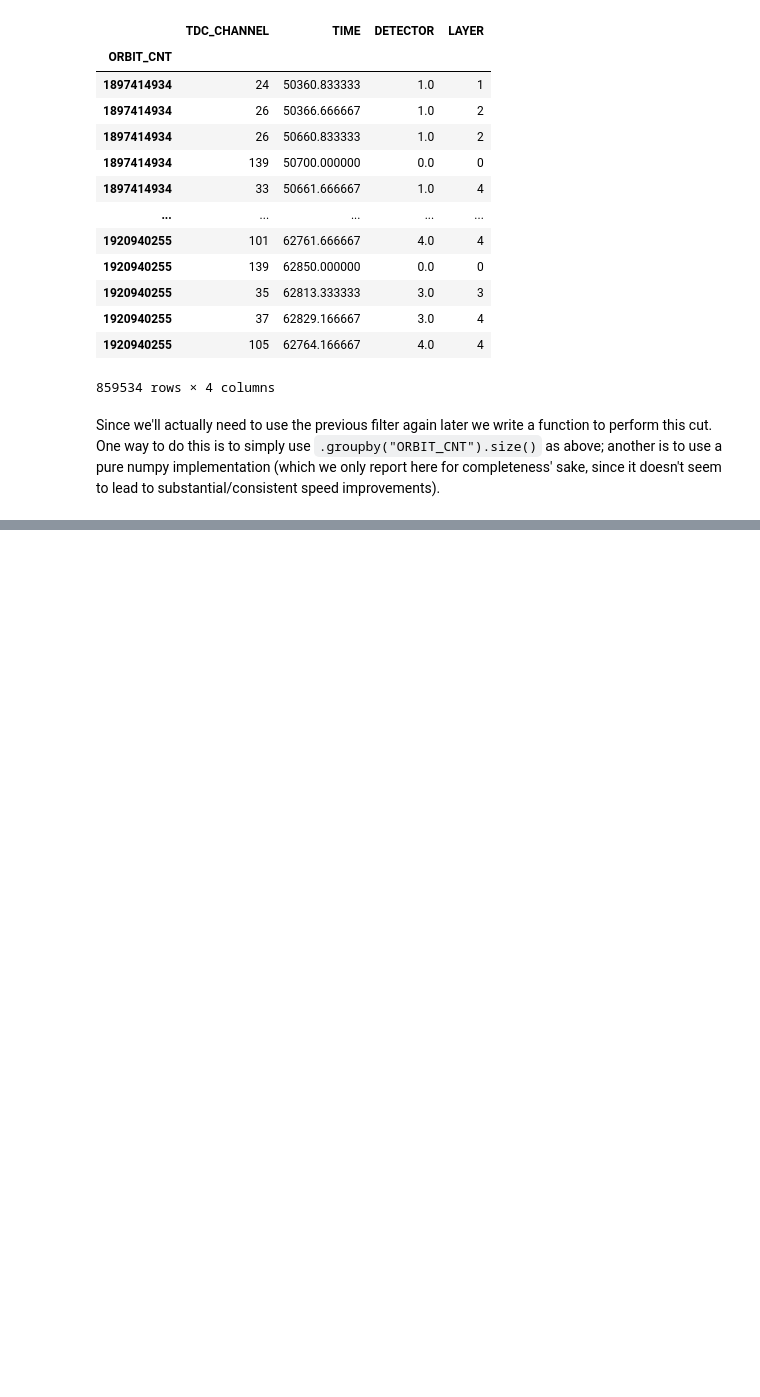
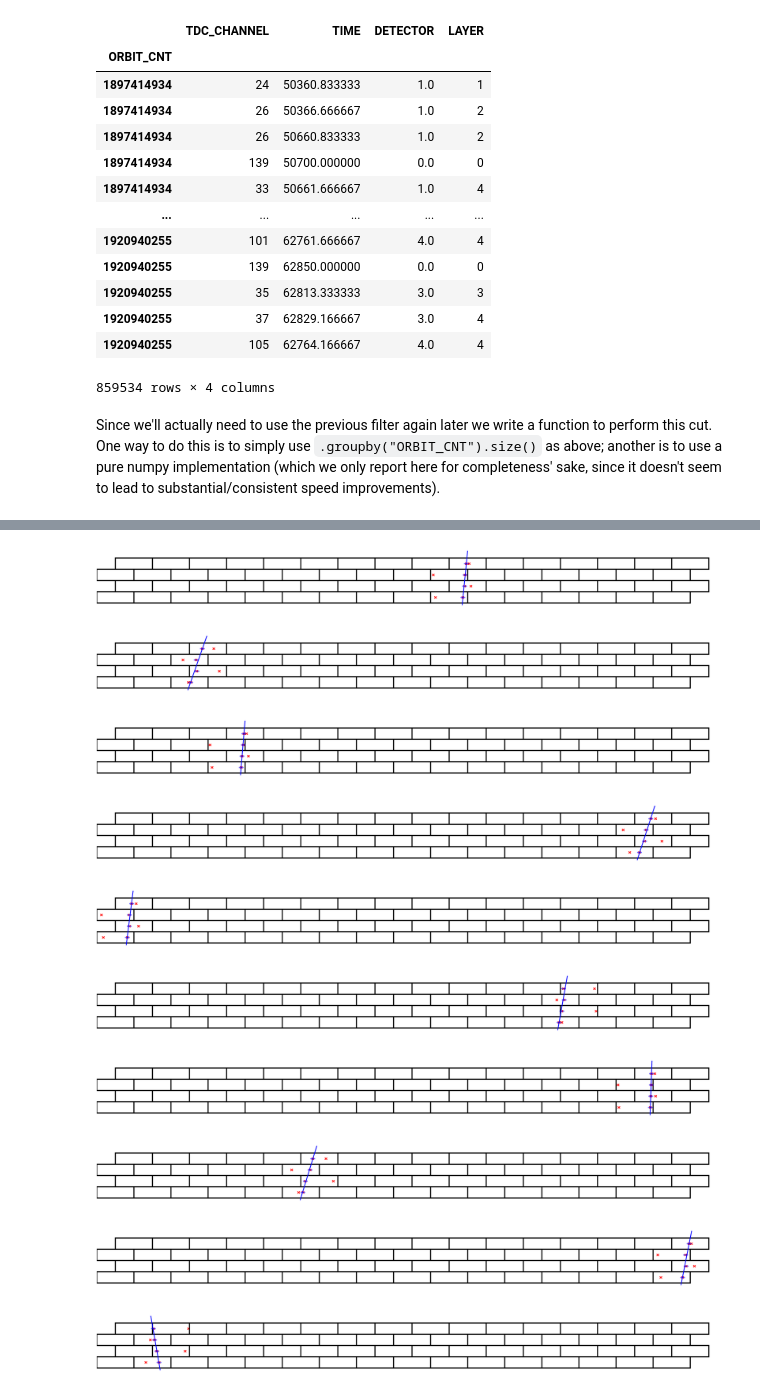
Before and after one commit to MattiaCeravolo/LCP_projects_Y3, a Jupyter notebook: part_3_with_commentary.ipynb, the cells around one changed output, grey strips where cells are left out. Drawn from its saved outputs; the diff is of its cells as text; code cells hidden in the pictures; blank space fills up the shorter version.

```diff
--- a/part_3_with_commentary.ipynb
+++ b/part_3_with_commentary.ipynb
@@ -346,0 +503,5 @@ df = df.drop("DETECTOR",axis=1)
+# %%
+df["DRIFT_TIME"] = np.abs(df.TIME.values - df.TIME_PEDESTAL)
+#df["HOR_AMBIG_COORD"] = 42/(2*390)*df.DRIFT_TIME #more verbose
+df["X"] = 42/(2*390)*df.DRIFT_TIME
+df
@@ -346,0 +606,3 @@ df = df.drop("DETECTOR",axis=1)
+# %%
+df = df.drop(["LAYER","X","CENTER"],axis=1)
+df
@@ -346,0 +659,12 @@ df = df.drop("DETECTOR",axis=1)
+# %%
+#CHECK COMPATIBILITY WITH EXPERIMENTAL ERROR
+
+delta_x = 42/(2*390)*(50) #delta_x = delta_t*v, where a reasonable estimate of delta t is 50 ns
+
+
+for index,subframe in tqdm(df.groupby(df.index)) :
+    if ((np.abs(subframe.X_BEST - (subframe.Y-subframe.Q)/subframe.M)) > delta_x).to_numpy().any() :
+        df.loc[index] = np.nan
+
+df = df.dropna()
+df
@@ -346,0 +689,60 @@ df = df.drop("DETECTOR",axis=1)
+# %%
+delta_x = 42/(2*390)*(50) #this is a constant
+
+def event_and_line_plot(event):
+
+    fig,ax1 = plt.subplots(figsize=(1.5*4.2*17,1.5*1.3*6))
+
+    #dimensions of one cell
+    dx = 42
+    dy = 13
+
+    #draw the detector
+    ax1.set_xlim(0,42*16 + 42)
+    ax1.set_ylim(-13,13*4 + 13)
+
+    xr = event['XR'].to_numpy()
+    xl = event['XL'].to_numpy()
+    X = event['X_BEST'].to_numpy()
+    Y = event['Y'].to_numpy()
+
+    x_1 = x_3 = np.arange(16)*dx
+    x_2 = x_4 = x_1 + dx/2
+    [y_1, y_2, y_3, y_4] = np.arange(4)*dy
+
+
+    for i in range(16):
+        rect = patches.Rectangle((x_1[i],y_1),dx,dy,linewidth=10,edgecolor='black',facecolor='none')
+        ax1.add_patch(rect)
+
+        rect = patches.Rectangle((x_2[i],y_2),dx,dy,linewidth=10,edgecolor='black',facecolor='none')
+        ax1.add_patch(rect)
+
+        rect = patches.Rectangle((x_3[i],y_3),dx,dy,linewidth=10,edgecolor='black',facecolor='none')
+        ax1.add_patch(rect)
+
+        rect = patches.Rectangle((x_4[i],y_4),dx,dy,linewidth=10,edgecolor='black',facecolor='none')
+        ax1.add_patch(rect)
+
+        ax1.axis('off')
+
+    ax1.scatter(xr,Y, marker = 'x', c = 'red', s = 500, linewidth = 7)
+    ax1.scatter(xl,Y, marker = 'x', c = 'red', s = 500, linewidth = 7)
+    ax1.errorbar(X, Y, xerr=delta_x, fmt='.', c = 'blue', linewidth = 7) # errorbar
+    ax1.plot([(-2-event.Q)/event.M,(60-event.Q)/event.M] ,[-2,60], c= 'blue', linewidth = 7)
+    return ax1
+
+#print("Plotting reconstructed trajectories HAVING CHECKED compatibility with experimental error")
+for i in np.unique(df.index)[:10] :
+    event_and_line_plot(df.loc[i])
+# %% [output]
+[figure, added]
+[figure, added]
+[figure, added]
+[figure, added]
+[figure, added]
+[figure, added]
+[figure, added]
+[figure, added]
+[figure, added]
+[figure, added]
```
Also changed, not shown: parts of 54 cells of this notebook.
